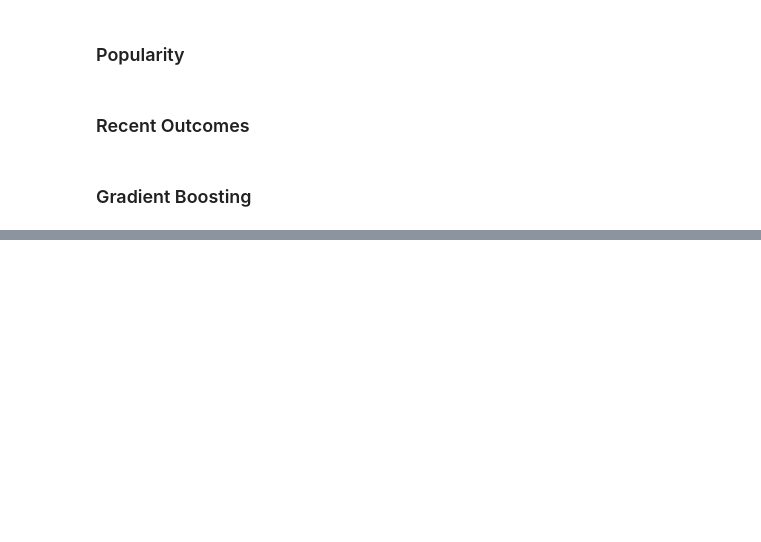
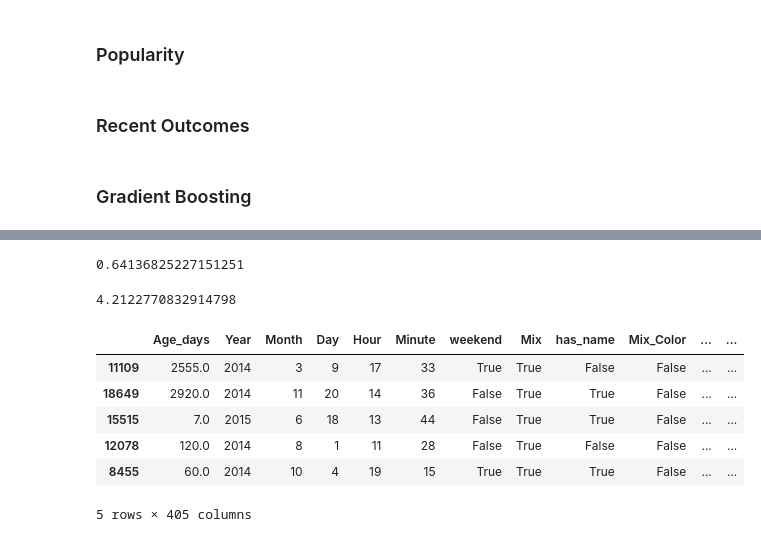
Before and after one commit to jankcious/w207-Shelter-Animal-Outcomes, a Jupyter notebook: animal_shelter_outcomes-JB.ipynb, the cells around one changed output, grey strips where cells are left out. Drawn from its saved outputs; the diff is of its cells as text; code cells hidden in the pictures; blank space fills up the shorter version.

```diff
--- a/animal_shelter_outcomes-JB.ipynb
+++ b/animal_shelter_outcomes-JB.ipynb
@@ -467,3 +478,33 @@ pred_prob = pred_prob + 0.0000000001
+# %%
+orig_data = pd.read_csv('train.csv')
+orig_test_data = pd.read_csv('test.csv')
+# %%
+orig_data.OutcomeType = orig_data.OutcomeType.apply(lambda x: outcome_dict[x])
+orig_train_labels = orig_data.OutcomeType
+orig_train_data = orig_data.drop('OutcomeType', 1).drop('OutcomeSubtype', 1)
+# %%
+orig_train_data, orig_dev_data, orig_train_labels, orig_dev_labels = train_test_split(orig_train_data, orig_train_labels, test_size=0.3, random_state=0)
+# %%
+GBC.fit(orig_train_data, orig_train_labels)
+GBC.score(orig_dev_data, orig_dev_labels)
+# %% [output]
+0.64136825227151251
+# %%
+pred_prob = GBC.predict_proba(orig_dev_data)
+pred_prob = pred_prob + 0.0000000001
+-np.mean([np.log(pred_prob[x][orig_dev_labels.iloc[x]-1]) for x in range(0, len(pred_prob))])
+# %% [output]
+4.2122770832914798
+# %%
+orig_train_data.head()
+# %% [output]
+|  | Age_days | Year | Month | Day | Hour | Minute | weekend | Mix | has_name | Mix_Color | ... | ... |
+| 11109 | 2555.0 | 2014 | 3 | 9 | 17 | 33 | True | True | False | False | ... | ... |
+| 18649 | 2920.0 | 2014 | 11 | 20 | 14 | 36 | False | True | True | False | ... | ... |
+| 15515 | 7.0 | 2015 | 6 | 18 | 13 | 44 | False | True | True | False | ... | ... |
+| 12078 | 120.0 | 2014 | 8 | 1 | 11 | 28 | False | True | False | False | ... | ... |
+| 8455 | 60.0 | 2014 | 10 | 4 | 19 | 15 | True | True | True | False | ... | ... |
+5 rows × 405 columns
 # %%
 GBC.fit(train_data2, train_labels2)
 GBC.score(dev_data2, dev_labels2)
```
Also changed, not shown: parts of 5 cells of this notebook.
